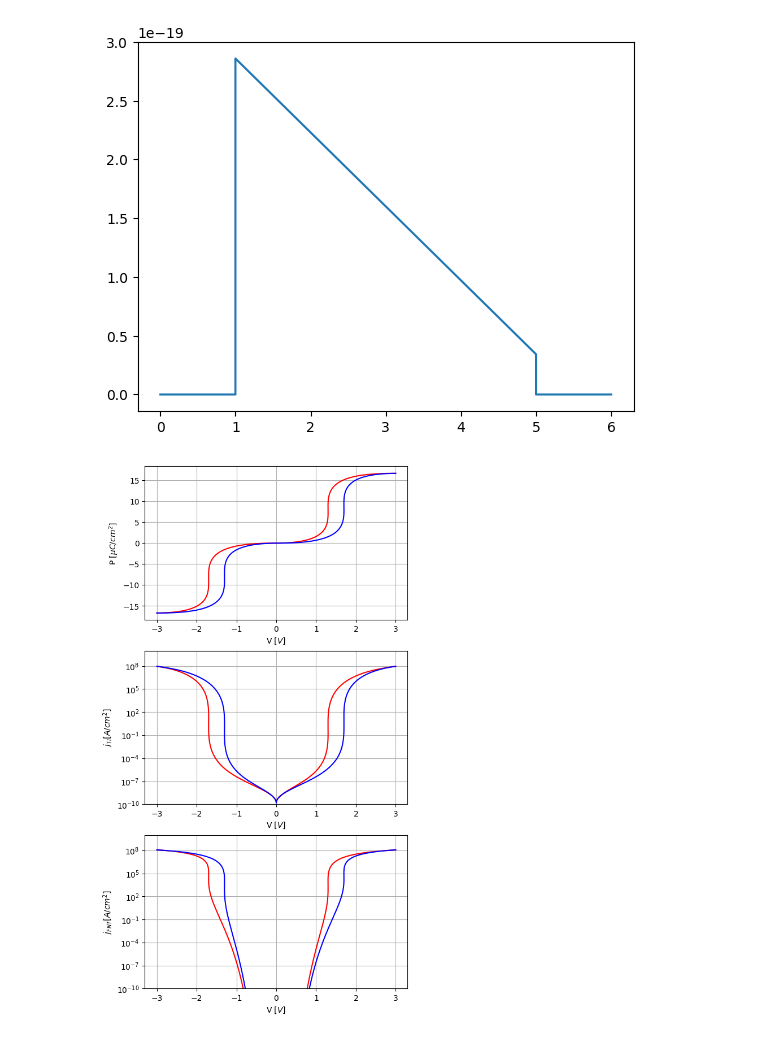
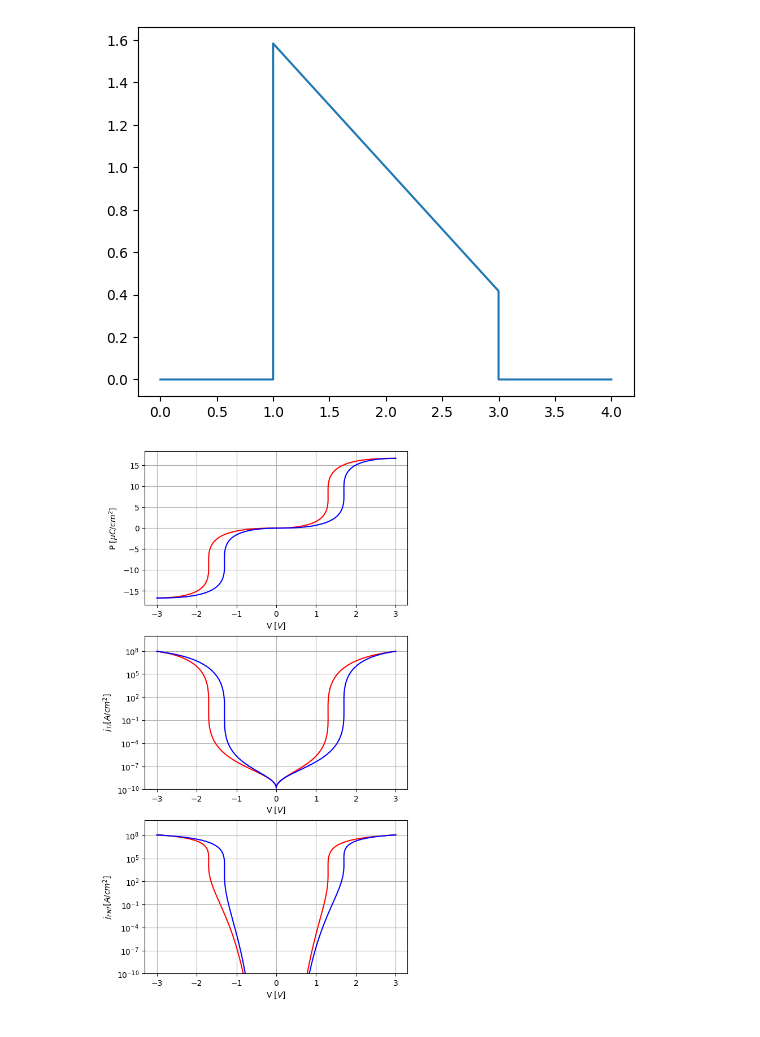
Before and after one commit to OneMoreGate/AFTJ, a Jupyter notebook: final.ipynb, the cells around one changed output. Drawn from its saved outputs; the diff is of its cells as text; code cells hidden in the pictures.

```diff
--- a/final.ipynb
+++ b/final.ipynb
@@ -140,14 +140,14 @@ def j_TI(V, d_input: float, P_input, Phi_1_input, Phi_2_input):
 
     return 0.0001 * A * T ** 2 * np.array(np.exp(-1/(k_b * T) * (Phi_B - np.sqrt(e ** 3 * E / (4 * np.pi * eps_0 * eps_ifl)))))
 # %%
-def j_TI_E(V: float, d_input: float, P_input: float, Phi_1_input, Phi_2_input):
+def j_TI_E(d_input: float, P_input: float, Phi_1_input, Phi_2_input):
     d = d_input * 10 ** (-9)
     P = P_input * 10 ** (-2)
     Q_s = d * np.abs(P) / (eps_stat * (l_1/eps_M_1 + l_2/eps_M_2) + d)
-    Phi_1 = Phi_1_input * e
-    Phi_2 = Phi_2_input * e
-    delta_Phi_1 = l_1 * Q_s * e / (eps_0 * eps_M_1)
-    delta_Phi_2 = l_2 * Q_s * e / (eps_0 * eps_M_2)
+    Phi_1 = Phi_1_input
+    Phi_2 = Phi_2_input
+    delta_Phi_1 = l_1 * Q_s / (eps_0 * eps_M_1)
+    delta_Phi_2 = l_2 * Q_s / (eps_0 * eps_M_2)
     if P > 0:
         Phi_B_1 = Phi_1 + delta_Phi_1
         Phi_B_2 = Phi_2 - delta_Phi_2
@@ -155,19 +155,13 @@ def j_TI_E(V: float, d_input: float, P_input: float, Phi_1_input, Phi_2_input):
         Phi_B_1 = Phi_1 - delta_Phi_1
         Phi_B_2 = Phi_2 + delta_Phi_2
 
-    #Phi_B = np.array([Phi_B_2[i] if V[i] < 0 else Phi_B_1[i] for i in range(len(V))])
-    E_depol = - (P - Q_s) / (eps_0 * eps_stat)
-    E_ap = - V / d
-    E_Band = (Phi_2 - Phi_1) / (e * d)
-    E = np.abs(E_ap + E_Band + E_depol)
-
     x = [0, 1, 1, 1+d_input, 1+d_input, 2+d_input]
     y = [0, 0, Phi_B_1, Phi_B_2, 0 ,0 ]
     plt.plot(x,y)
 # %%
-j_TI_E(2, 4, 20, 1, 1)
+j_TI_E(2, 20, 1, 1)
 # %% [output]
-[figure, old version]
+[figure, new version]
 # %%
 V_1, P_1 = Polarization(300, 'up', 5)
 V_2, P_2 = Polarization(300, 'bottom', 5)
```
Also changed, not shown: parts of 1 cell of this notebook.
